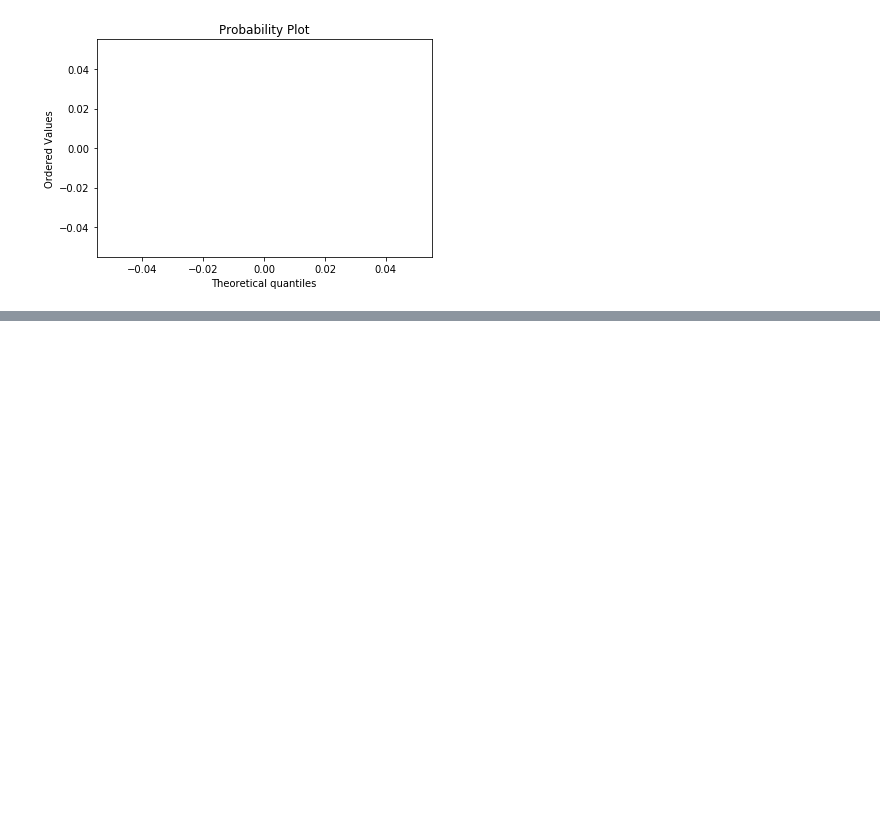
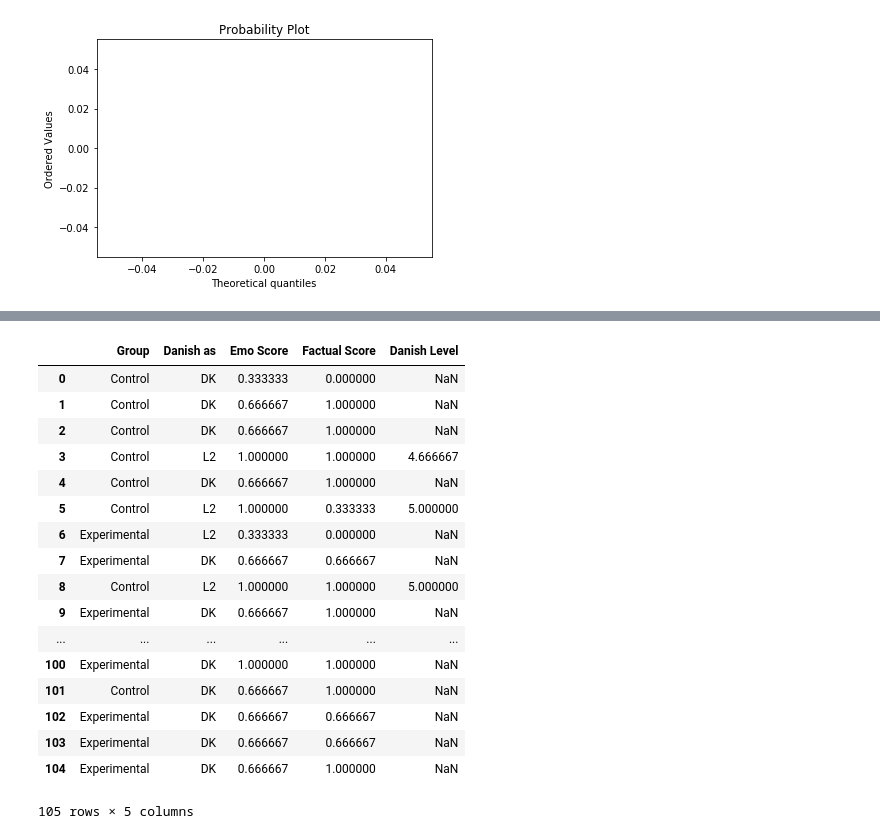
Before and after one commit to sallyi/cog-sci-2-exam, a Jupyter notebook: analyze_survey_results.ipynb, the cells around one changed output, grey strips where cells are left out. Saved outputs shown, nothing was run; the diff lists cells and outputs as text; code cells hidden in the pictures; blank space fills up the shorter version.

```diff
--- a/analyze_survey_results.ipynb
+++ b/analyze_survey_results.ipynb
@@ -711,0 +861,21 @@ ttest(results_danes_immigrant_df['Danes'], results_danes_immigrant_df['Immigrant
+# %%
+results_subj_df
+# %% [output]
+|  | Group | Danish as | Emo Score | Factual Score | Danish Level |
+| 0 | Control | DK | 0.333333 | 0.000000 | NaN |
+| 1 | Control | DK | 0.666667 | 1.000000 | NaN |
+| 2 | Control | DK | 0.666667 | 1.000000 | NaN |
+| 3 | Control | L2 | 1.000000 | 1.000000 | 4.666667 |
+| 4 | Control | DK | 0.666667 | 1.000000 | NaN |
+| 5 | Control | L2 | 1.000000 | 0.333333 | 5.000000 |
+| 6 | Experimental | L2 | 0.333333 | 0.000000 | NaN |
+| 7 | Experimental | DK | 0.666667 | 0.666667 | NaN |
+| 8 | Control | L2 | 1.000000 | 1.000000 | 5.000000 |
+| 9 | Experimental | DK | 0.666667 | 1.000000 | NaN |
+| ... | ... | ... | ... | ... | ... |
+| 100 | Experimental | DK | 1.000000 | 1.000000 | NaN |
+| 101 | Control | DK | 0.666667 | 1.000000 | NaN |
+| 102 | Experimental | DK | 0.666667 | 0.666667 | NaN |
+| 103 | Experimental | DK | 0.666667 | 0.666667 | NaN |
+| 104 | Experimental | DK | 0.666667 | 1.000000 | NaN |
+105 rows × 5 columns
```
Also changed, not shown: parts of 33 cells of this notebook.
